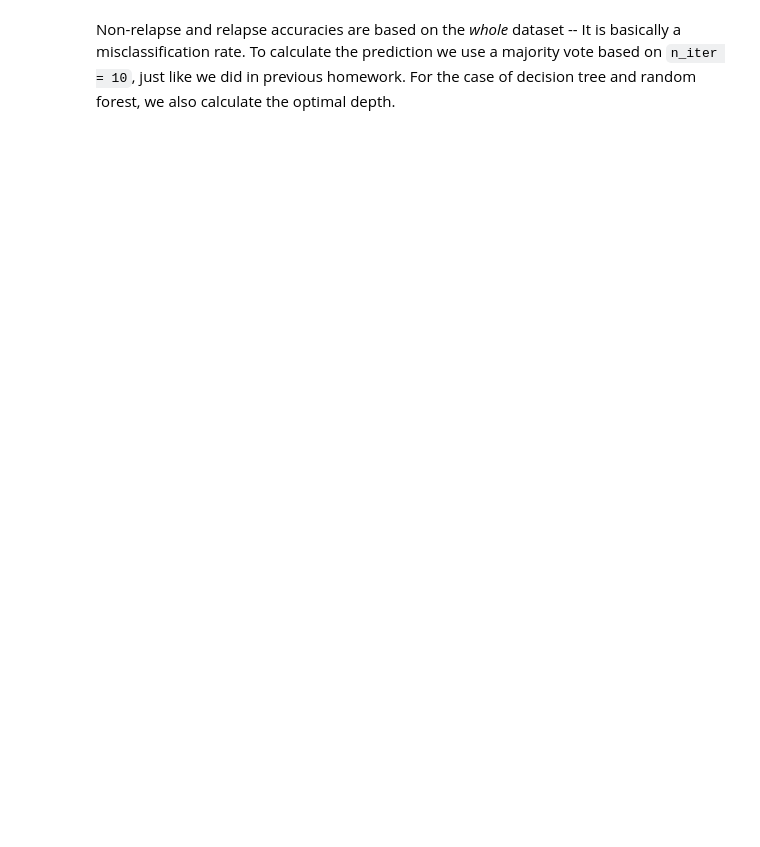
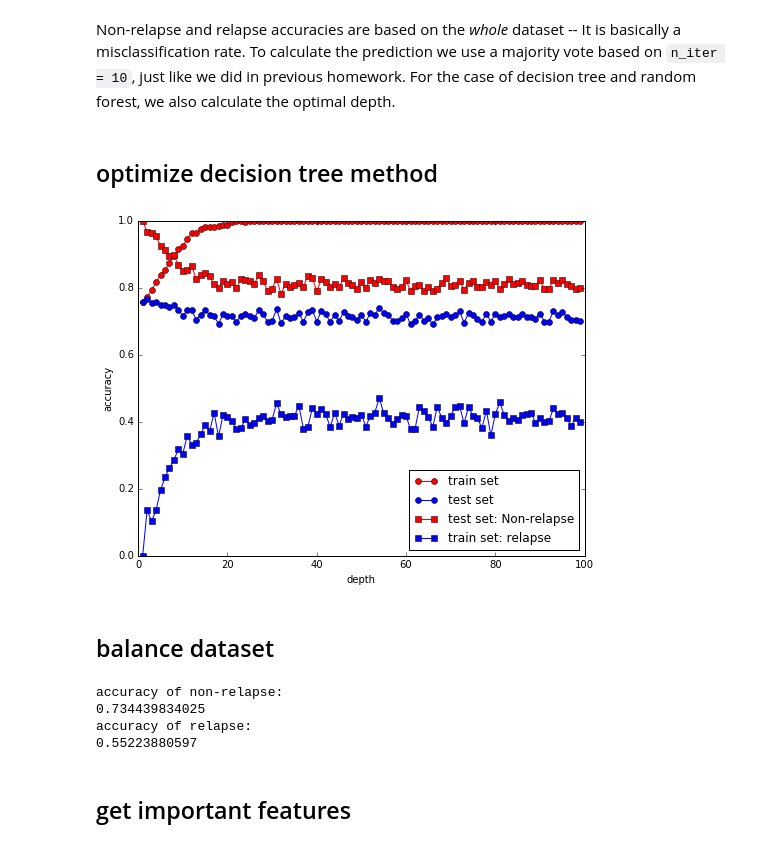
Before and after one commit to fbecerra/seizuresandepilepsy, a Jupyter notebook: explore_ncds_data.ipynb, the cells around one changed output. Drawn from its saved outputs; the diff is of its cells as text; code cells hidden in the pictures; blank space fills up the shorter version.

```diff
--- a/explore_ncds_data.ipynb
+++ b/explore_ncds_data.ipynb
@@ -124,5 +125,5 @@ print len(s1_variable)
 # %%
-filename = "./datasets/NCDS/sweep2.txt"
+filename = "./datasets/NCDS/sweep2_new.txt"
 s2_variable = []
 for line in open(filename):
     if 'Pos.' in line:
@@ -135,5 +136,5 @@ print len(s2_variable)
 # %%
-filename = "./datasets/NCDS/sweep3.txt"
+filename = "./datasets/NCDS/sweep3_new.txt"
 s3_variable = []
 for line in open(filename):
     if 'Pos.' in line:
@@ -272,7 +251,7 @@ def print_info(title, train, test, cm):
 # %%
 n_iter = 10
-n_rows = data.shape[0]
-depths = range(1,8)
+n_rows = data_dummy.shape[0]
+depths = range(1,3)
 n_depths = len(depths)
 #Cs = [0.1, 1, 10, 100]
 #n_Cs = len(Cs)
@@ -305,37 +284,37 @@ for i in range(n_iter):
 
     print 'Iteration %i' %i
 
-    x_train, x_test, y_train, y_test = train_test_split(data, y, train_size=0.6)
+    x_train, x_test, y_train, y_test = train_test_split(data_dummy, y, train_size=0.6)
 
     logreg = LogisticRegression(C=1000)
-    logreg_train[i], logreg_test[i], y_pred = calculate_model(x_train, y_train, x_test, y_test, data, logreg)
+    logreg_train[i], logreg_test[i], y_pred = calculate_model(x_train, y_train, x_test, y_test, data_dummy, logreg)
     logreg_pred += y_pred
 
     lda = LDA()
-    lda_train[i], lda_test[i], y_pred = calculate_model(x_train, y_train, x_test, y_test, data, lda)
+    lda_train[i], lda_test[i], y_pred = calculate_model(x_train, y_train, x_test, y_test, data_dummy, lda)
     lda_pred += y_pred
 
     qda = QDA()
-    qda_train[i], qda_test[i], y_pred = calculate_model(x_train, y_train, x_test, y_test, data, qda)
+    qda_train[i], qda_test[i], y_pred = calculate_model(x_train, y_train, x_test, y_test, data_dummy, qda)
     qda_pred += y_pred
 
     for depth in depths:
 
-        dt = DecisionTree(max_depth = depth)
-        dt_train[i, depth-1], dt_test[i, depth-1], y_pred = calculate_model(x_train, y_train, x_test, y_test, data, dt)
+        dt = DecisionTree()
+        dt_train[i, depth-1], dt_test[i, depth-1], y_pred = calculate_model(x_train, y_train, x_test, y_test, data_dummy, dt)
         dt_pred[:, depth-1] += y_pred
 
-        rf = RandomForest(n_estimators=15, max_depth = depth)
-        rf_train[i, depth-1], rf_test[i, depth-1], y_pred = calculate_model(x_train, y_train, x_test, y_test, data, rf)
+        rf = RandomForest()
+        rf_train[i, depth-1], rf_test[i, depth-1], y_pred = calculate_model(x_train, y_train, x_test, y_test, data_dummy, rf)
         rf_pred[:, depth-1] += y_pred
 
 
     svc_linear = SVC(C=C, kernel='linear') #, class_weight=weights)
-    svc_linear_train[i], svc_linear_test[i], y_pred = calculate_model(x_train, y_train, x_test, y_test, data, svc_linear)
+    svc_linear_train[i], svc_linear_test[i], y_pred = calculate_model(x_train, y_train, x_test, y_test, data_dummy, svc_linear)
     svc_linear_pred += y_pred
 
     svc_quad = SVC(C=C, kernel='rbf') #, class_weight=weights)
-    svc_quad_train[i], svc_quad_test[i], y_pred = calculate_model(x_train, y_train, x_test, y_test, data, svc_quad)
+    svc_quad_train[i], svc_quad_test[i], y_pred = calculate_model(x_train, y_train, x_test, y_test, data_dummy, svc_quad)
     svc_quad_pred += y_pred
 
 # Choose depth with maximum test score
@@ -343,8 +322,8 @@ dt_idx = np.argmax(dt_test.mean(axis=0))
 rf_idx = np.argmax(rf_test.mean(axis=0))
 
 # Choose C with maximum test score
-#svc_linear_idx = np.argmax(svc_linear_test.mean(axis=0))
-#svc_quad_idx = np.argmax(svc_quad_test.mean(axis=0))
+svc_linear_idx = np.argmax(svc_linear_test.mean(axis=0))
+svc_quad_idx = np.argmax(svc_quad_test.mean(axis=0))
 
 # Take majority vote
 logreg_pred = [1 if pred > n_iter/2. else 0 for pred in logreg_pred]
@@ -395,2 +373,4 @@ Non-relapse accuracy: 1.000, relapse accuracy: 0.648
 # %% [markdown]
 Non-relapse and relapse accuracies are based on the *whole* dataset -- It is basically a misclassification rate. To calculate the prediction we use a majority vote based on `n_iter = 10`, just like we did in previous homework. For the case of decision tree and random forest, we also calculate the optimal depth.
+# %% [markdown]
+## optimize decision tree method
@@ -396,0 +420,16 @@ Non-relapse and relapse accuracies are based on the *whole* dataset -- It is bas
+# %%
+plt.figure(figsize=(8,6))
+plt.plot(range(1,100),score_K[1:100,0],'ro-', label ='train set')
+plt.plot(range(1,100),score_K[1:100,1],'bo-', label ='test set')
+plt.plot(range(1,100),score_K[1:100,2],'rs-', label ='test set: Non-relapse')
+plt.plot(range(1,100),score_K[1:100,3],'bs-', label ='train set: relapse')
+
+plt.xlabel('depth')
+plt.ylabel('accuracy')
+plt.legend(loc = 'best')
+
+plt.show()
+# %% [output]
+[figure, added]
+# %% [markdown]
+## balance dataset
@@ -396,0 +454,16 @@ Non-relapse and relapse accuracies are based on the *whole* dataset -- It is bas
+# %%
+results = pred_matrix.mean(axis =1)
+results[results > 0.5 ]=1
+results[results < 0.5 ]=0
+results[results ==0.5] = np.random.choice([0,1])
+print('accuracy of non-relapse:')
+print np.mean((results == y_test)[y_test ==0])
+print('accuracy of relapse:')
+print np.mean((results == y_test)[y_test ==1])
+# %% [output]
+accuracy of non-relapse:
+0.734439834025
+accuracy of relapse:
+0.55223880597
+# %% [markdown]
+## get important features
```
Also changed, not shown: parts of 38 cells of this notebook.
